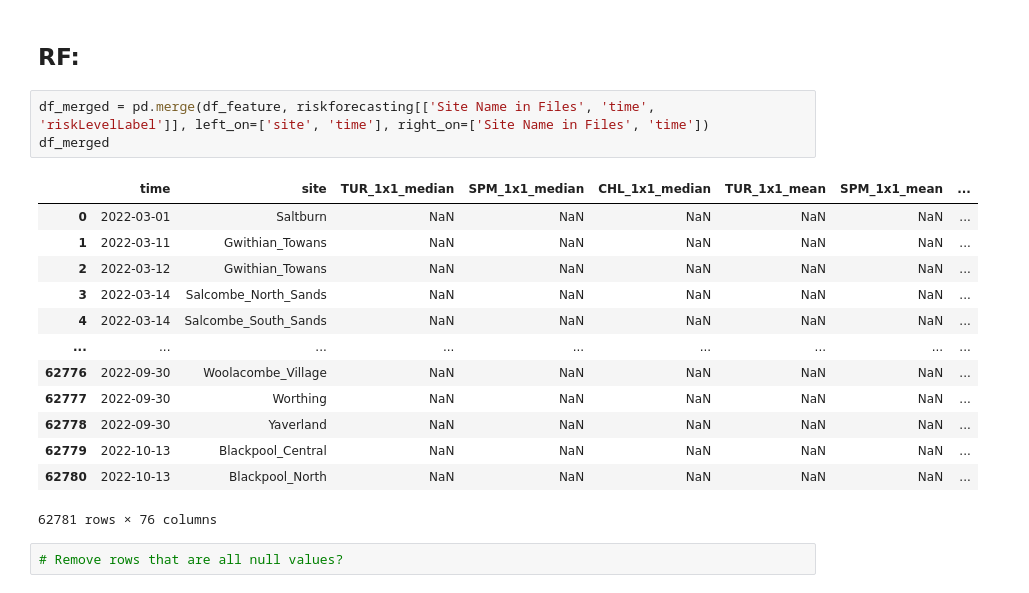
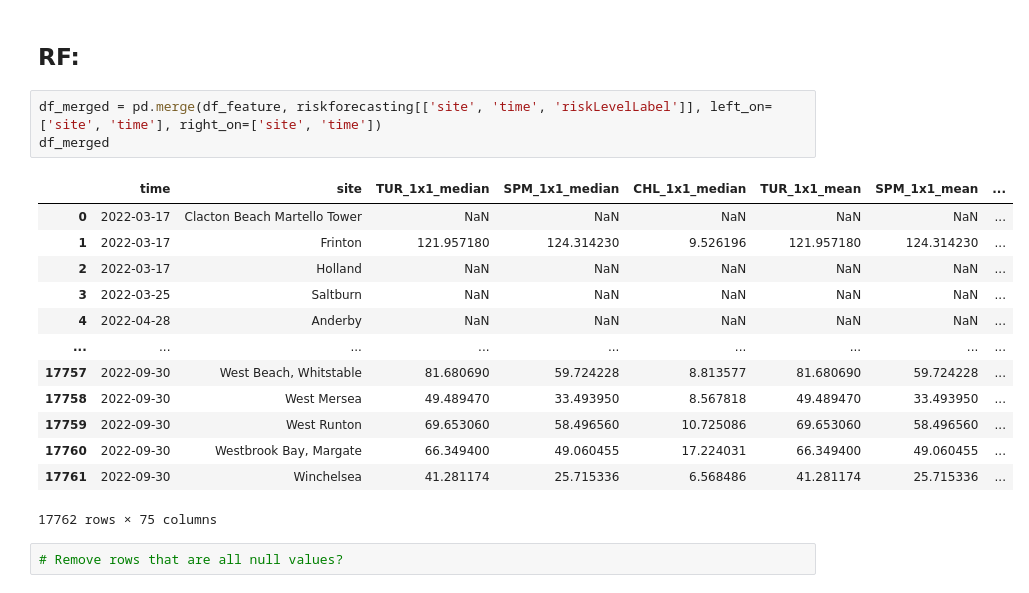
Before and after one commit to gravity948/capstone-project-sewage-pollution, a Jupyter notebook: models-combined.ipynb, the cells around one changed output. Saved outputs shown, nothing was run; the diff lists cells and outputs as text.

```diff
--- a/models-combined.ipynb
+++ b/models-combined.ipynb
@@ -100,22 +100,22 @@ riskforecasting
 # %% [markdown]
 ## RF:
 # %%
-df_merged = pd.merge(df_feature, riskforecasting[['Site Name in Files', 'time', 'riskLevelLabel']], left_on=['site', 'time'], right_on=['Site Name in Files', 'time'])
+df_merged = pd.merge(df_feature, riskforecasting[['site', 'time', 'riskLevelLabel']], left_on=['site', 'time'], right_on=['site', 'time'])
 df_merged
 # %% [output]
 |  | time | site | TUR_1x1_median | SPM_1x1_median | CHL_1x1_median | TUR_1x1_mean | SPM_1x1_mean | ... |
-| 0 | 2022-03-01 | Saltburn | NaN | NaN | NaN | NaN | NaN | ... |
-| 1 | 2022-03-11 | Gwithian_Towans | NaN | NaN | NaN | NaN | NaN | ... |
-| 2 | 2022-03-12 | Gwithian_Towans | NaN | NaN | NaN | NaN | NaN | ... |
-| 3 | 2022-03-14 | Salcombe_North_Sands | NaN | NaN | NaN | NaN | NaN | ... |
-| 4 | 2022-03-14 | Salcombe_South_Sands | NaN | NaN | NaN | NaN | NaN | ... |
+| 0 | 2022-03-17 | Clacton Beach Martello Tower | NaN | NaN | NaN | NaN | NaN | ... |
+| 1 | 2022-03-17 | Frinton | 121.957180 | 124.314230 | 9.526196 | 121.957180 | 124.314230 | ... |
+| 2 | 2022-03-17 | Holland | NaN | NaN | NaN | NaN | NaN | ... |
+| 3 | 2022-03-25 | Saltburn | NaN | NaN | NaN | NaN | NaN | ... |
+| 4 | 2022-04-28 | Anderby | NaN | NaN | NaN | NaN | NaN | ... |
 | ... | ... | ... | ... | ... | ... | ... | ... | ... |
-| 62776 | 2022-09-30 | Woolacombe_Village | NaN | NaN | NaN | NaN | NaN | ... |
-| 62777 | 2022-09-30 | Worthing | NaN | NaN | NaN | NaN | NaN | ... |
-| 62778 | 2022-09-30 | Yaverland | NaN | NaN | NaN | NaN | NaN | ... |
-| 62779 | 2022-10-13 | Blackpool_Central | NaN | NaN | NaN | NaN | NaN | ... |
-| 62780 | 2022-10-13 | Blackpool_North | NaN | NaN | NaN | NaN | NaN | ... |
+| 17757 | 2022-09-30 | West Beach, Whitstable | 81.680690 | 59.724228 | 8.813577 | 81.680690 | 59.724228 | ... |
+| 17758 | 2022-09-30 | West Mersea | 49.489470 | 33.493950 | 8.567818 | 49.489470 | 33.493950 | ... |
+| 17759 | 2022-09-30 | West Runton | 69.653060 | 58.496560 | 10.725086 | 69.653060 | 58.496560 | ... |
+| 17760 | 2022-09-30 | Westbrook Bay, Margate | 66.349400 | 49.060455 | 17.224031 | 66.349400 | 49.060455 | ... |
+| 17761 | 2022-09-30 | Winchelsea | 41.281174 | 25.715336 | 6.568486 | 41.281174 | 25.715336 | ... |
-62781 rows × 76 columns
+17762 rows × 75 columns
 # %%
 # Remove rows that are all null values?
 # %% [markdown]
```
